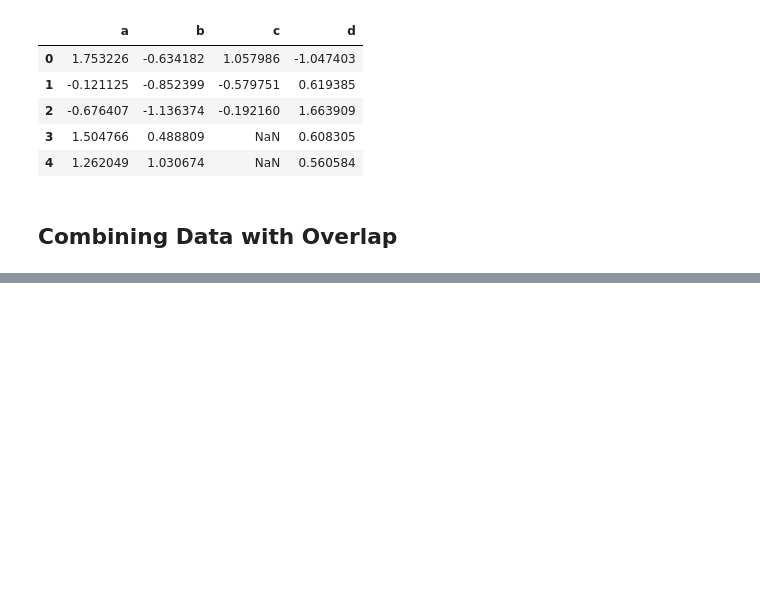
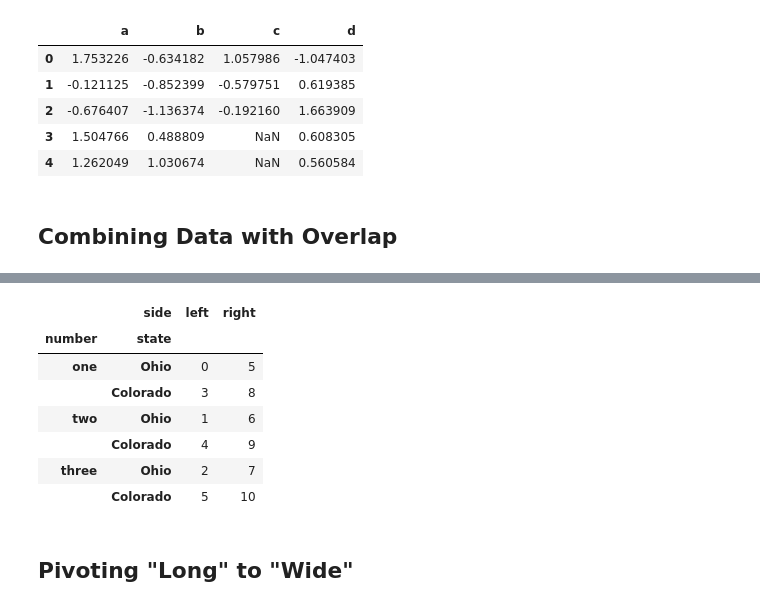
Before and after one commit to joxborrow/python-for-data-science, a Jupyter notebook: python-for-data-science.ipynb, the cells around one changed output, grey strips where cells are left out. Saved outputs shown, nothing was run; the diff lists cells and outputs as text; code cells hidden in the pictures; blank space fills up the shorter version.

```diff
--- a/python-for-data-science.ipynb
+++ b/python-for-data-science.ipynb
@@ -3219,0 +3411,13 @@ pd.concat([df1, df2], ignore_index=True)
+# %%
+df.unstack('state').stack('state')
+# %% [output]
+|  | side | left | right |
+| number | state |  |  |
+| one | Ohio | 0 | 5 |
+|  | Colorado | 3 | 8 |
+| two | Ohio | 1 | 6 |
+|  | Colorado | 4 | 9 |
+| three | Ohio | 2 | 7 |
+|  | Colorado | 5 | 10 |
+# %% [markdown]
+## Pivoting "Long" to "Wide"
```
Also changed, not shown: parts of 27 cells of this notebook.
